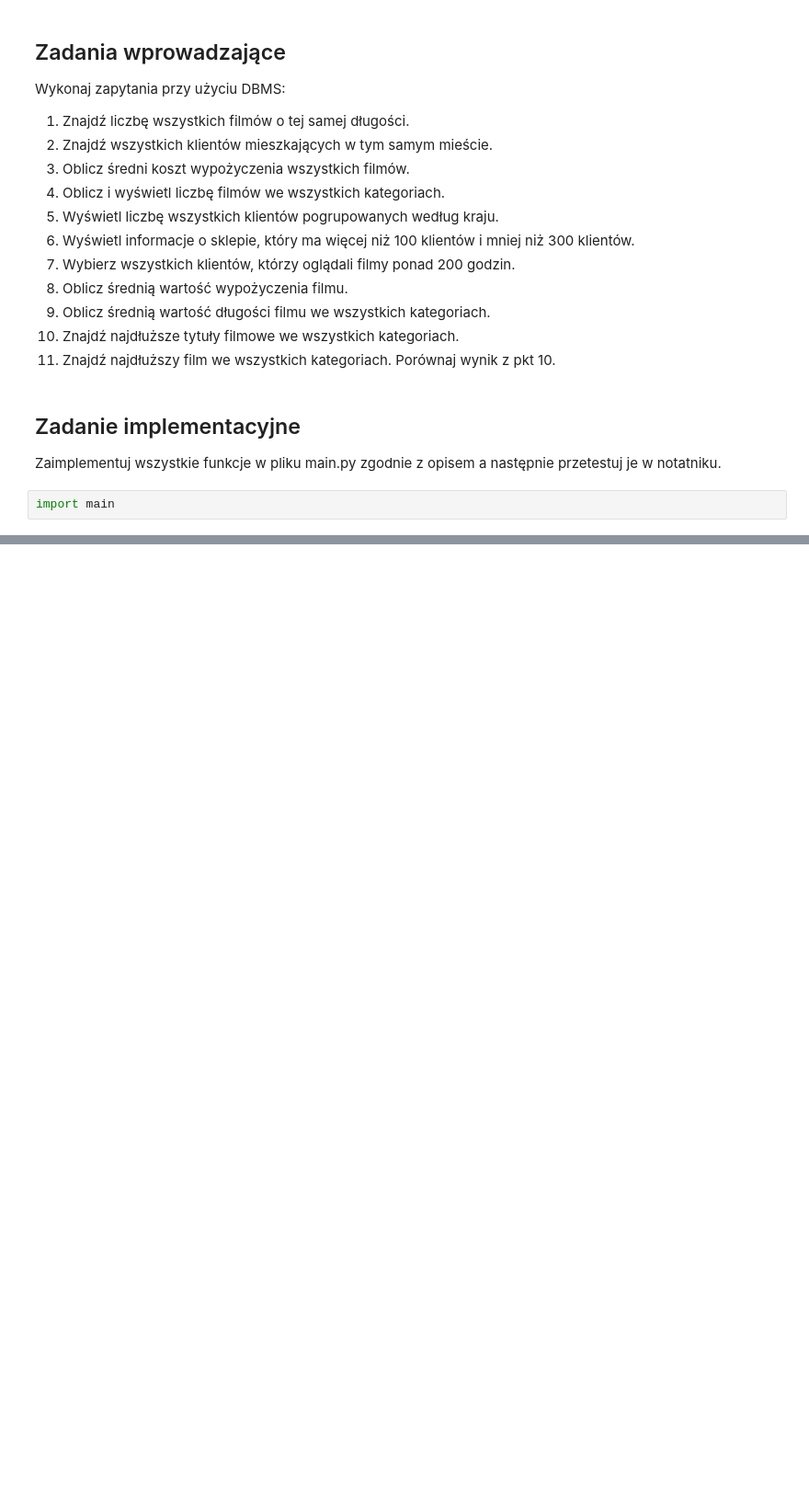
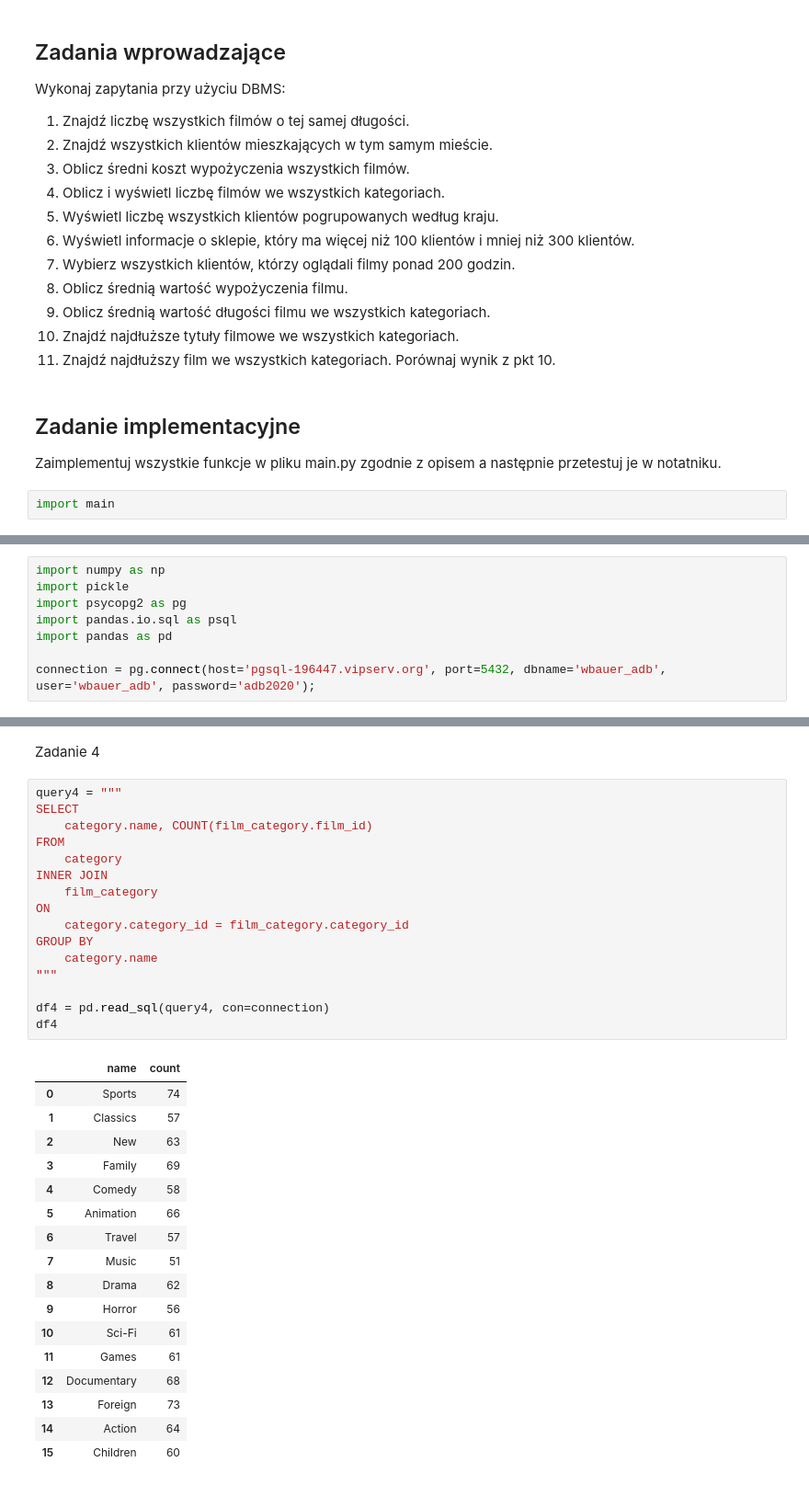
Before and after one commit to MicnedSQ/AiBD, a Jupyter notebook: Lab3/raport.ipynb, the cells around one changed output, grey strips where cells are left out. Shown: that part at 92% size. Cells and saved outputs as stored; diff of their text form; blank space fills up the shorter version.

```diff
--- a/Lab3/raport.ipynb
+++ b/Lab3/raport.ipynb
@@ -307,0 +303,8 @@ main.category_statistic_length("Action")
+# %%
+import numpy as np
+import pickle
+import psycopg2 as pg
+import pandas.io.sql as psql
+import pandas as pd
+
+connection = pg.connect(host='pgsql-196447.vipserv.org', port=5432, dbname='wbauer_adb', user='wbauer_adb', password='adb2020');
@@ -307,0 +382,36 @@ main.category_statistic_length("Action")
+# %% [markdown]
+Zadanie 4
+# %%
+query4 = """
+SELECT
+    category.name, COUNT(film_category.film_id)
+FROM
+    category
+INNER JOIN
+    film_category
+ON
+    category.category_id = film_category.category_id
+GROUP BY
+    category.name
+"""
+
+df4 = pd.read_sql(query4, con=connection)
+df4
+# %% [output]
+|  | name | count |
+| 0 | Sports | 74 |
+| 1 | Classics | 57 |
+| 2 | New | 63 |
+| 3 | Family | 69 |
+| 4 | Comedy | 58 |
+| 5 | Animation | 66 |
+| 6 | Travel | 57 |
+| 7 | Music | 51 |
+| 8 | Drama | 62 |
+| 9 | Horror | 56 |
+| 10 | Sci-Fi | 61 |
+| 11 | Games | 61 |
+| 12 | Documentary | 68 |
+| 13 | Foreign | 73 |
+| 14 | Action | 64 |
+| 15 | Children | 60 |
```
Also changed, not shown: parts of 21 cells of this notebook.
